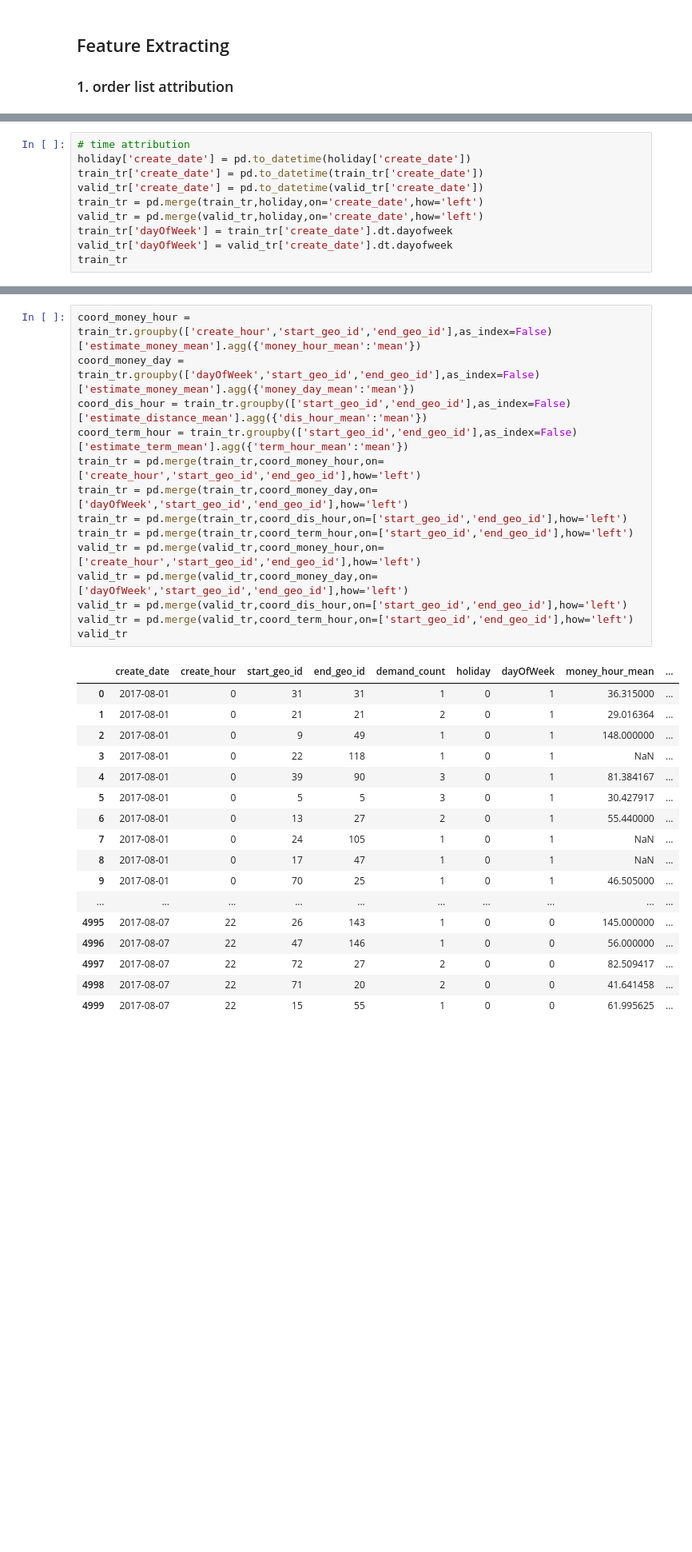
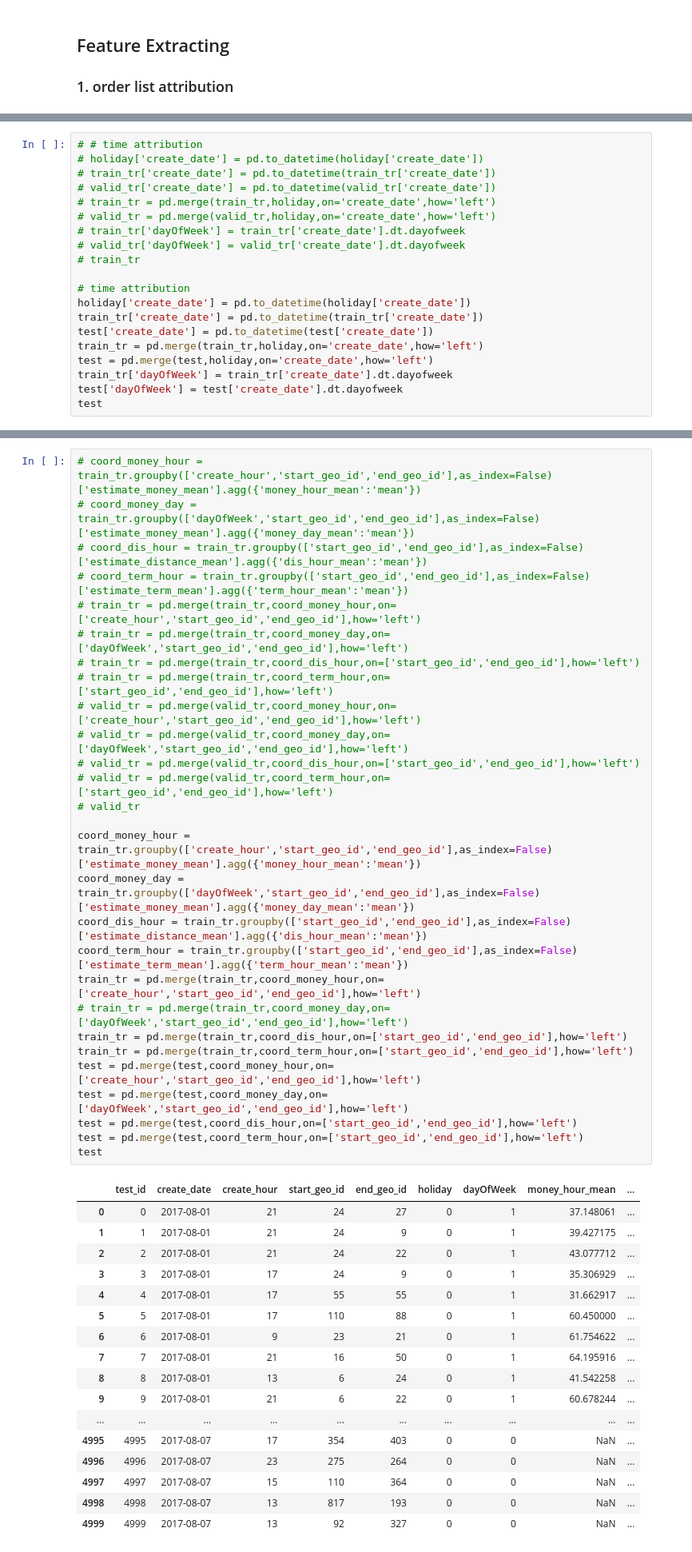
Before and after one commit to dereksjtu/UAI-Cup, a Jupyter notebook: code/FE2_UAI.ipynb, the cells around one changed output, grey strips where cells are left out. Shown at 80% size. Drawn from its saved outputs; the diff is of its cells as text; blank space fills up the shorter version.

```diff
--- a/code/FE2_UAI.ipynb
+++ b/code/FE2_UAI.ipynb
@@ -311,11 +313,21 @@ train_tr
 # %%
+# # time attribution
+# holiday['create_date'] = pd.to_datetime(holiday['create_date'])
+# train_tr['create_date'] = pd.to_datetime(train_tr['create_date'])
+# valid_tr['create_date'] = pd.to_datetime(valid_tr['create_date'])
+# train_tr = pd.merge(train_tr,holiday,on='create_date',how='left')
+# valid_tr = pd.merge(valid_tr,holiday,on='create_date',how='left')
+# train_tr['dayOfWeek'] = train_tr['create_date'].dt.dayofweek
+# valid_tr['dayOfWeek'] = valid_tr['create_date'].dt.dayofweek
+# train_tr
+
 # time attribution
 holiday['create_date'] = pd.to_datetime(holiday['create_date'])
 train_tr['create_date'] = pd.to_datetime(train_tr['create_date'])
-valid_tr['create_date'] = pd.to_datetime(valid_tr['create_date'])
+test['create_date'] = pd.to_datetime(test['create_date'])
 train_tr = pd.merge(train_tr,holiday,on='create_date',how='left')
-valid_tr = pd.merge(valid_tr,holiday,on='create_date',how='left')
+test = pd.merge(test,holiday,on='create_date',how='left')
 train_tr['dayOfWeek'] = train_tr['create_date'].dt.dayofweek
-valid_tr['dayOfWeek'] = valid_tr['create_date'].dt.dayofweek
-train_tr
+test['dayOfWeek'] = test['create_date'].dt.dayofweek
+test
 # %% [output]
@@ -340,35 +352,49 @@ train_tr
 # %%
+# coord_money_hour = train_tr.groupby(['create_hour','start_geo_id','end_geo_id'],as_index=False)['estimate_money_mean'].agg({'money_hour_mean':'mean'})
+# coord_money_day = train_tr.groupby(['dayOfWeek','start_geo_id','end_geo_id'],as_index=False)['estimate_money_mean'].agg({'money_day_mean':'mean'})
+# coord_dis_hour = train_tr.groupby(['start_geo_id','end_geo_id'],as_index=False)['estimate_distance_mean'].agg({'dis_hour_mean':'mean'})
+# coord_term_hour = train_tr.groupby(['start_geo_id','end_geo_id'],as_index=False)['estimate_term_mean'].agg({'term_hour_mean':'mean'})
+# train_tr = pd.merge(train_tr,coord_money_hour,on=['create_hour','start_geo_id','end_geo_id'],how='left')
+# train_tr = pd.merge(train_tr,coord_money_day,on=['dayOfWeek','start_geo_id','end_geo_id'],how='left')
+# train_tr = pd.merge(train_tr,coord_dis_hour,on=['start_geo_id','end_geo_id'],how='left')
+# train_tr = pd.merge(train_tr,coord_term_hour,on=['start_geo_id','end_geo_id'],how='left')
+# valid_tr = pd.merge(valid_tr,coord_money_hour,on=['create_hour','start_geo_id','end_geo_id'],how='left')
+# valid_tr = pd.merge(valid_tr,coord_money_day,on=['dayOfWeek','start_geo_id','end_geo_id'],how='left')
+# valid_tr = pd.merge(valid_tr,coord_dis_hour,on=['start_geo_id','end_geo_id'],how='left')
+# valid_tr = pd.merge(valid_tr,coord_term_hour,on=['start_geo_id','end_geo_id'],how='left')
+# valid_tr
+
 coord_money_hour = train_tr.groupby(['create_hour','start_geo_id','end_geo_id'],as_index=False)['estimate_money_mean'].agg({'money_hour_mean':'mean'})
 coord_money_day = train_tr.groupby(['dayOfWeek','start_geo_id','end_geo_id'],as_index=False)['estimate_money_mean'].agg({'money_day_mean':'mean'})
 coord_dis_hour = train_tr.groupby(['start_geo_id','end_geo_id'],as_index=False)['estimate_distance_mean'].agg({'dis_hour_mean':'mean'})
 coord_term_hour = train_tr.groupby(['start_geo_id','end_geo_id'],as_index=False)['estimate_term_mean'].agg({'term_hour_mean':'mean'})
 train_tr = pd.merge(train_tr,coord_money_hour,on=['create_hour','start_geo_id','end_geo_id'],how='left')
-train_tr = pd.merge(train_tr,coord_money_day,on=['dayOfWeek','start_geo_id','end_geo_id'],how='left')
+# train_tr = pd.merge(train_tr,coord_money_day,on=['dayOfWeek','start_geo_id','end_geo_id'],how='left')
 train_tr = pd.merge(train_tr,coord_dis_hour,on=['start_geo_id','end_geo_id'],how='left')
 train_tr = pd.merge(train_tr,coord_term_hour,on=['start_geo_id','end_geo_id'],how='left')
-valid_tr = pd.merge(valid_tr,coord_money_hour,on=['create_hour','start_geo_id','end_geo_id'],how='left')
-valid_tr = pd.merge(valid_tr,coord_money_day,on=['dayOfWeek','start_geo_id','end_geo_id'],how='left')
-valid_tr = pd.merge(valid_tr,coord_dis_hour,on=['start_geo_id','end_geo_id'],how='left')
-valid_tr = pd.merge(valid_tr,coord_term_hour,on=['start_geo_id','end_geo_id'],how='left')
-valid_tr
+test = pd.merge(test,coord_money_hour,on=['create_hour','start_geo_id','end_geo_id'],how='left')
+test = pd.merge(test,coord_money_day,on=['dayOfWeek','start_geo_id','end_geo_id'],how='left')
+test = pd.merge(test,coord_dis_hour,on=['start_geo_id','end_geo_id'],how='left')
+test = pd.merge(test,coord_term_hour,on=['start_geo_id','end_geo_id'],how='left')
+test
 # %% [output]
-|  | create_date | create_hour | start_geo_id | end_geo_id | demand_count | holiday | dayOfWeek | money_hour_mean | ... |
-| 0 | 2017-08-01 | 0 | 31 | 31 | 1 | 0 | 1 | 36.315000 | ... |
-| 1 | 2017-08-01 | 0 | 21 | 21 | 2 | 0 | 1 | 29.016364 | ... |
-| 2 | 2017-08-01 | 0 | 9 | 49 | 1 | 0 | 1 | 148.000000 | ... |
-| 3 | 2017-08-01 | 0 | 22 | 118 | 1 | 0 | 1 | NaN | ... |
-| 4 | 2017-08-01 | 0 | 39 | 90 | 3 | 0 | 1 | 81.384167 | ... |
-| 5 | 2017-08-01 | 0 | 5 | 5 | 3 | 0 | 1 | 30.427917 | ... |
-| 6 | 2017-08-01 | 0 | 13 | 27 | 2 | 0 | 1 | 55.440000 | ... |
-| 7 | 2017-08-01 | 0 | 24 | 105 | 1 | 0 | 1 | NaN | ... |
-| 8 | 2017-08-01 | 0 | 17 | 47 | 1 | 0 | 1 | NaN | ... |
-| 9 | 2017-08-01 | 0 | 70 | 25 | 1 | 0 | 1 | 46.505000 | ... |
+|  | test_id | create_date | create_hour | start_geo_id | end_geo_id | holiday | dayOfWeek | money_hour_mean | ... |
+| 0 | 0 | 2017-08-01 | 21 | 24 | 27 | 0 | 1 | 37.148061 | ... |
+| 1 | 1 | 2017-08-01 | 21 | 24 | 9 | 0 | 1 | 39.427175 | ... |
+| 2 | 2 | 2017-08-01 | 21 | 24 | 22 | 0 | 1 | 43.077712 | ... |
+| 3 | 3 | 2017-08-01 | 17 | 24 | 9 | 0 | 1 | 35.306929 | ... |
+| 4 | 4 | 2017-08-01 | 17 | 55 | 55 | 0 | 1 | 31.662917 | ... |
+| 5 | 5 | 2017-08-01 | 17 | 110 | 88 | 0 | 1 | 60.450000 | ... |
+| 6 | 6 | 2017-08-01 | 9 | 23 | 21 | 0 | 1 | 61.754622 | ... |
+| 7 | 7 | 2017-08-01 | 21 | 16 | 50 | 0 | 1 | 64.195916 | ... |
+| 8 | 8 | 2017-08-01 | 13 | 6 | 24 | 0 | 1 | 41.542258 | ... |
+| 9 | 9 | 2017-08-01 | 21 | 6 | 22 | 0 | 1 | 60.678244 | ... |
 | ... | ... | ... | ... | ... | ... | ... | ... | ... | ... |
-| 4995 | 2017-08-07 | 22 | 26 | 143 | 1 | 0 | 0 | 145.000000 | ... |
-| 4996 | 2017-08-07 | 22 | 47 | 146 | 1 | 0 | 0 | 56.000000 | ... |
-| 4997 | 2017-08-07 | 22 | 72 | 27 | 2 | 0 | 0 | 82.509417 | ... |
-| 4998 | 2017-08-07 | 22 | 71 | 20 | 2 | 0 | 0 | 41.641458 | ... |
-| 4999 | 2017-08-07 | 22 | 15 | 55 | 1 | 0 | 0 | 61.995625 | ... |
+| 4995 | 4995 | 2017-08-07 | 17 | 354 | 403 | 0 | 0 | NaN | ... |
+| 4996 | 4996 | 2017-08-07 | 23 | 275 | 264 | 0 | 0 | NaN | ... |
+| 4997 | 4997 | 2017-08-07 | 15 | 110 | 364 | 0 | 0 | NaN | ... |
+| 4998 | 4998 | 2017-08-07 | 13 | 817 | 193 | 0 | 0 | NaN | ... |
+| 4999 | 4999 | 2017-08-07 | 13 | 92 | 327 | 0 | 0 | NaN | ... |
 5000 rows × 11 columns
 # %% [markdown]
 ### 2.Location
```
Also changed, not shown: parts of 25 cells of this notebook, 2 other files.
